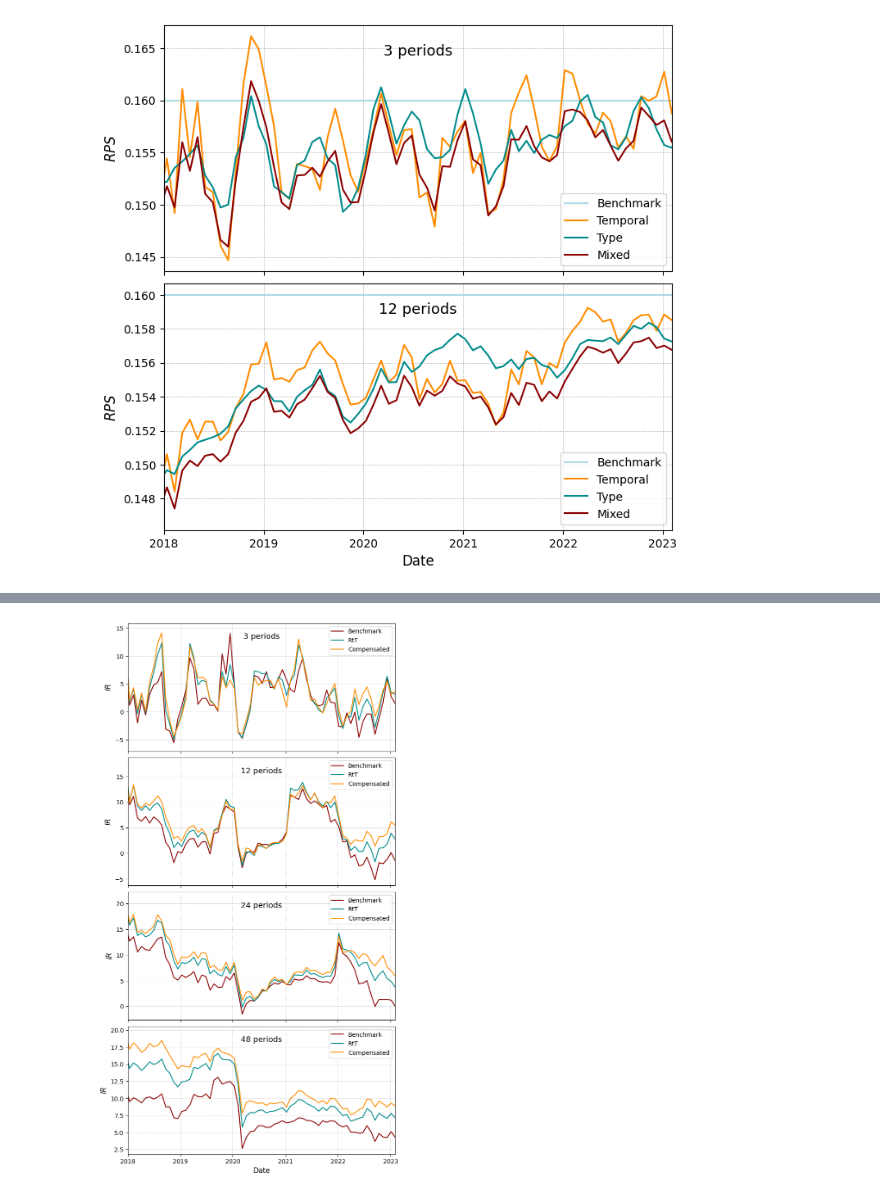
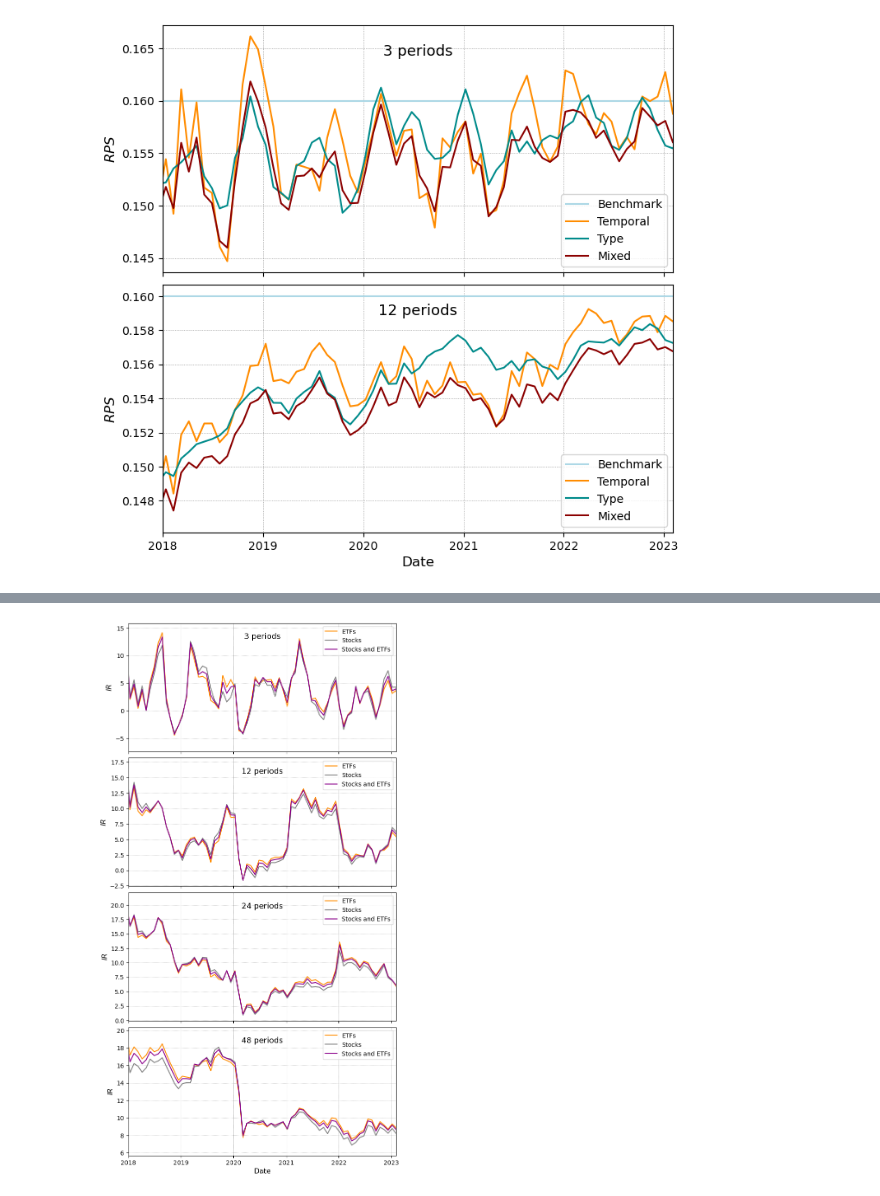
Before and after one commit to jmgvilar/M6competition, a Jupyter notebook: m6paper.ipynb, the cells around one changed output, grey strips where cells are left out. Saved outputs shown, nothing was run; the diff lists cells and outputs as text; code cells hidden in the pictures.

```diff
--- a/m6paper.ipynb
+++ b/m6paper.ipynb
@@ -249,3 +249,35 @@ def compute(av=0,a3=0):
 lastd, total, totr, totd = compute(1)
 #print(np.sum(total[1:]),np.exp(np.sum(totr[1:])), np.sum(totr[1:])/np.sum(totd[1:])**0.5 )
 #print()
+# %%
+labels=['Benchmark','RtT','Compensated','Stocks','ETFs']
+#labels=['Benchmark','RtT','Compensated','CStocks','CStocksETFs']
+colors=['darkred','darkcyan','darkorange','grey','darkmagenta']
+fig = plt.figure(figsize=(8, 16))
+gs = fig.add_gridspec(4, hspace=0.05)
+axs = gs.subplots(sharex=True, sharey=False)
+jj=0
+for step6 in (12//4,12,12*2,12*4):
+    #plt.figure(figsize=(8,4))
+    ii=0
+    for av,a3 in [(1,0.5),(0,0),(-1/3,0.0),(1,1),(1,0)][:3]:
+    #for av,a3 in [(1,0.5),(0,0),(-1/3,0.0),(-1/3,1),(-1/3,0.5)][:]:
+        lastd, total, totr, totd = compute(av,a3)
+        datv=[lastd[i] for i in range(1,last13-step6)]
+        irv=[np.sum(totr[i:i+step6])/np.sum(totd[i:i+step6])**0.5 for i in range(1,last13-step6)]
+        axs[jj].plot(datv,irv, color=colors[ii], label=labels[ii])
+        ii+=1
+    axs[jj].xaxis.set_major_formatter(mdates.ConciseDateFormatter(plt.gca().xaxis.get_major_locator()))
+    axs[jj].grid(c='grey', ls=':', lw=0.5)
+    axs[jj].legend()
+    axs[jj].set_ylabel(f'$IR$', size=12)
+    axs[jj].set_title(f'{step6} periods',y=0.85, size=13)
+    if jj==3:
+        axs[jj].set_xlabel('Date', size=12)
+    axs[jj].set_xlim(pd.to_datetime('2018'),pd.to_datetime('2023-2-3'))
+    jj=jj+1
+#for ex in ['.pdf', '.svg', '.png']:
+#    plt.savefig(f'fig2_{step6}'+ex, transparent=True, bbox_inches='tight')
+for ex in ['.pdf', '.svg', '.png']:
+    plt.savefig(f'fig4'+ex, transparent=True, bbox_inches='tight')
+plt.show()
@@ -252,34 +286,36 @@ lastd, total, totr, totd = compute(1)
 # %%
-labels=['Benchmark','RtT','Compensated','Stocks','ETFs']
-colors=['darkred','darkcyan','darkorange','grey','darkmagenta']
+#labels=['Benchmark','RtT','Compensated','Stocks','ETFs']
+labels=['Benchmark','RtT','ETFs','Stocks','Stocks and ETFs'][2:]
+colors=['darkred','darkcyan','darkorange','grey','darkmagenta'][2:]
 fig = plt.figure(figsize=(8, 16))
 gs = fig.add_gridspec(4, hspace=0.05)
 axs = gs.subplots(sharex=True, sharey=False)
 jj=0
 for step6 in (12//4,12,12*2,12*4):
     #plt.figure(figsize=(8,4))
     ii=0
-    for av,a3 in [(1,0.5),(0,0),(-1/3,0.0),(1,1),(1,0)][:3]:
+    #for av,a3 in [(1,0.5),(0,0),(-1/3,0.0),(1,1),(1,0)][:]:
+    for av,a3 in [(1,0.5),(0,0),(-1/3,0.0),(-1/3,1),(-1/3,0.5)][2:]:
         lastd, total, totr, totd = compute(av,a3)
         datv=[lastd[i] for i in range(1,last13-step6)]
         irv=[np.sum(totr[i:i+step6])/np.sum(totd[i:i+step6])**0.5 for i in range(1,last13-step6)]
         axs[jj].plot(datv,irv, color=colors[ii], label=labels[ii])
         ii+=1
     axs[jj].xaxis.set_major_formatter(mdates.ConciseDateFormatter(plt.gca().xaxis.get_major_locator()))
     axs[jj].grid(c='grey', ls=':', lw=0.5)
     axs[jj].legend()
     axs[jj].set_ylabel(f'$IR$', size=12)
     axs[jj].set_title(f'{step6} periods',y=0.85, size=13)
     if jj==3:
         axs[jj].set_xlabel('Date', size=12)
     axs[jj].set_xlim(pd.to_datetime('2018'),pd.to_datetime('2023-2-3'))
     jj=jj+1
 #for ex in ['.pdf', '.svg', '.png']:
 #    plt.savefig(f'fig2_{step6}'+ex, transparent=True, bbox_inches='tight')
 for ex in ['.pdf', '.svg', '.png']:
-    plt.savefig(f'fig3'+ex, transparent=True, bbox_inches='tight')
+    plt.savefig(f'fig5'+ex, transparent=True, bbox_inches='tight')
 plt.show()
 # %% [output]
-[figure, old version]
+[figure, new version]
 # %%
 labels=['Benchmark','RtT','Compensated','Stocks','ETFs']
```
Also changed, not shown: parts of 3 cells of this notebook.
